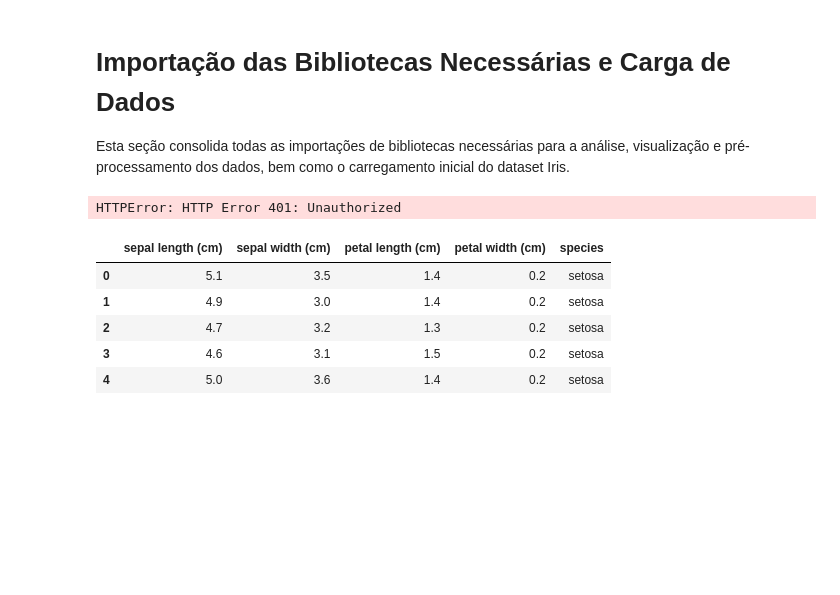
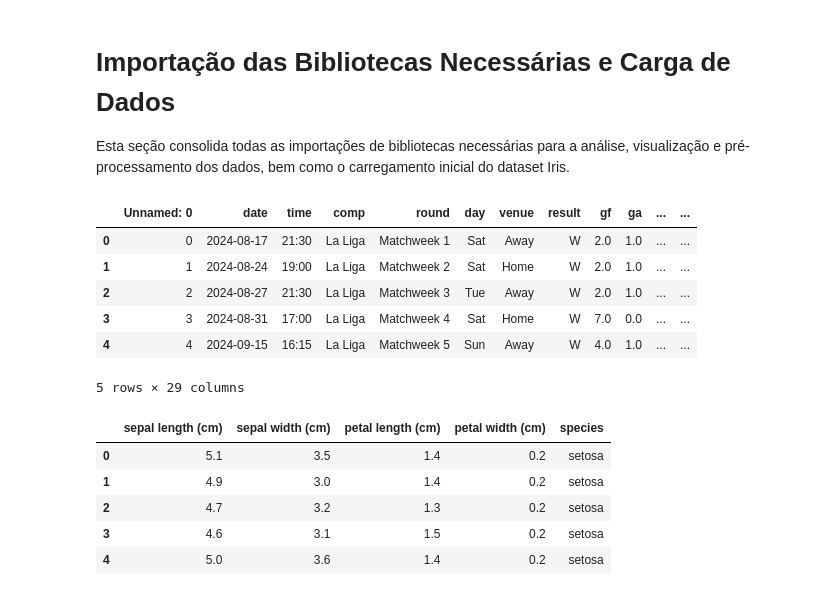
Before and after one commit to guilhermer1/mvp_AnaliseDeDados, a Jupyter notebook: Análise_de_Dados_e_Boas_Práticas-LaLiga.ipynb, the cells around one changed output. Saved outputs shown, nothing was run; the diff lists cells and outputs as text; code cells hidden in the pictures; blank space fills up the shorter version.

```diff
--- a/Análise_de_Dados_e_Boas_Práticas-LaLiga.ipynb
+++ b/Análise_de_Dados_e_Boas_Práticas-LaLiga.ipynb
@@ -59,14 +59,20 @@ from sklearn.decomposition import PCA
 from sklearn.compose import ColumnTransformer
 from sklearn.pipeline import Pipeline
 # %%
-# carregamento do dataset (aqui, ele fica disponível nesse método)
-url = 'https://github.com/guilhermer1/mvp_AnaliseDeDados/blob/main/matches_full.csv'
+# carregamento do dataset (O link direciona a um raw do dataset)
+url = 'https://raw.githubusercontent.com/guilhermer1/mvp_AnaliseDeDados/refs/heads/main/matches_full.csv'
 
-laliga = pd.read_csv(url)
+laliga = pd.read_csv(url, engine='python')
 
-print(laliga.head())
+laliga.head()
 # %% [output]
+|  | Unnamed: 0 | date | time | comp | round | day | venue | result | gf | ga | ... | ... |
+| 0 | 0 | 2024-08-17 | 21:30 | La Liga | Matchweek 1 | Sat | Away | W | 2.0 | 1.0 | ... | ... |
+| 1 | 1 | 2024-08-24 | 19:00 | La Liga | Matchweek 2 | Sat | Home | W | 2.0 | 1.0 | ... | ... |
+| 2 | 2 | 2024-08-27 | 21:30 | La Liga | Matchweek 3 | Tue | Away | W | 2.0 | 1.0 | ... | ... |
+| 3 | 3 | 2024-08-31 | 17:00 | La Liga | Matchweek 4 | Sat | Home | W | 7.0 | 0.0 | ... | ... |
+| 4 | 4 | 2024-09-15 | 16:15 | La Liga | Matchweek 5 | Sun | Away | W | 4.0 | 1.0 | ... | ... |
-HTTPError: HTTP Error 401: Unauthorized
+5 rows × 29 columns
 # %%
 # guardo o dataset em um dataframe
 df = pd.DataFrame(data=iris.data, columns=iris.feature_names)
```
